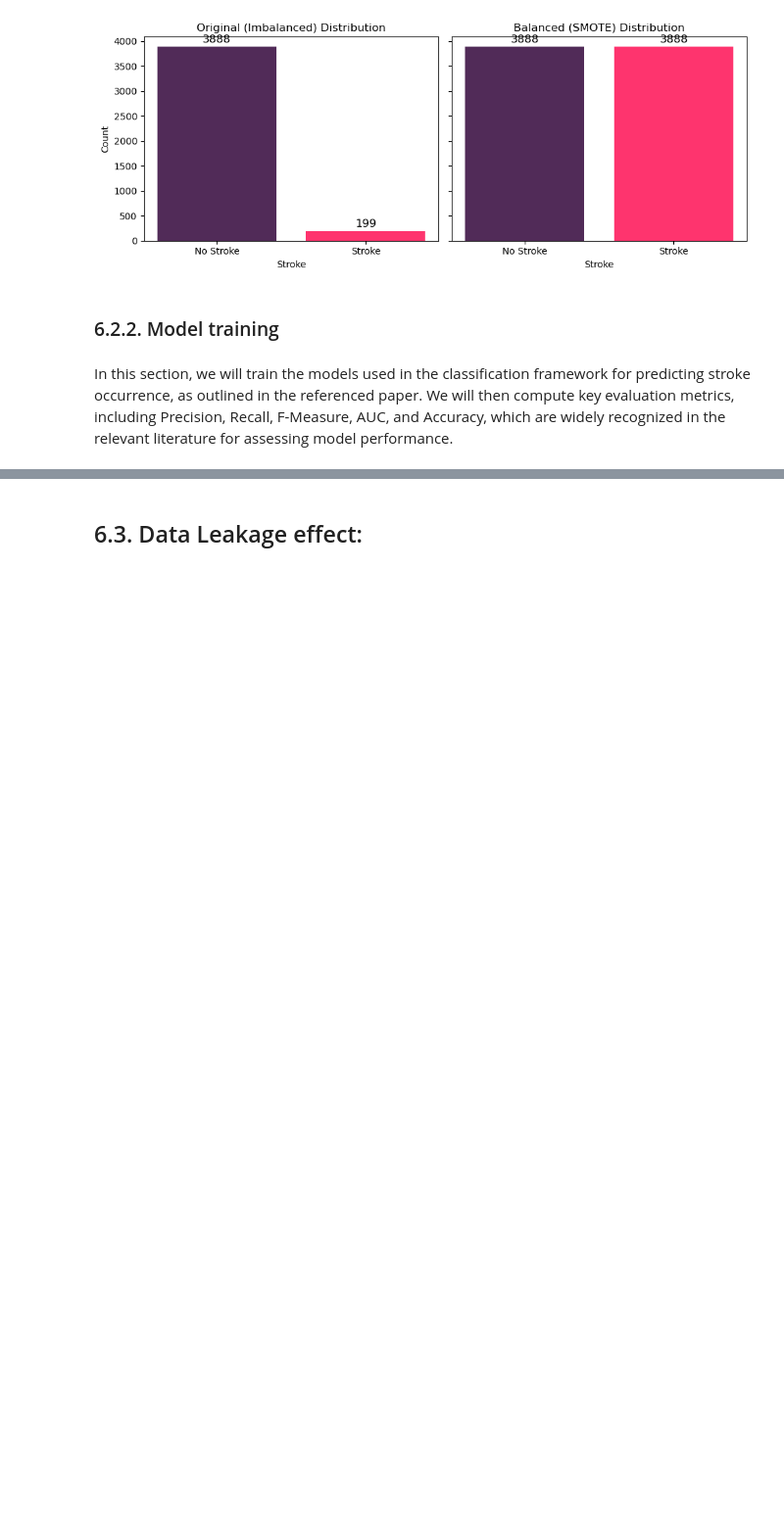
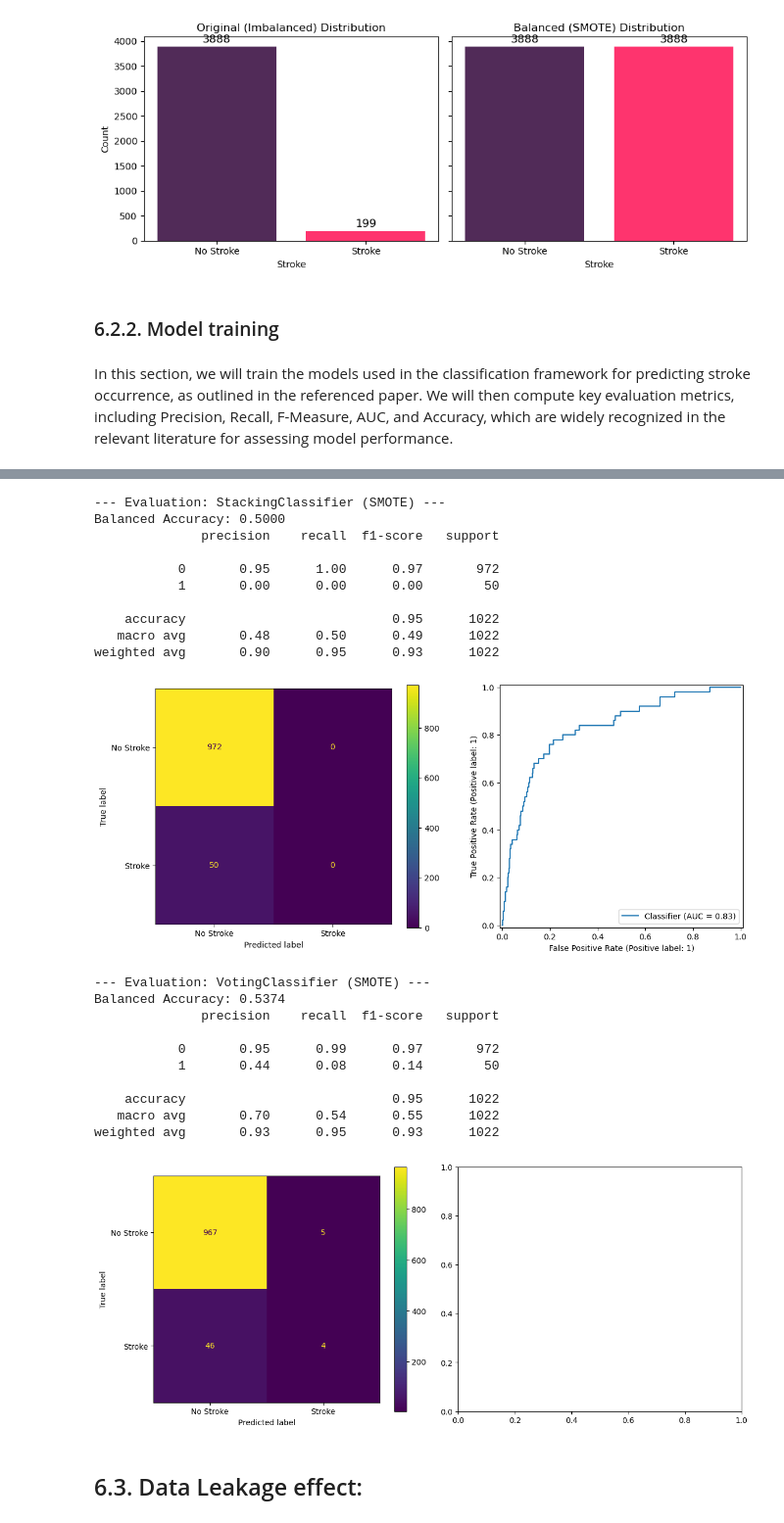
Before and after one commit to koba4real/MLDM-stroke-prediction-project, a Jupyter notebook: main-analysis.ipynb, the cells around one changed output, grey strips where cells are left out. Shown at 98% size. Cells and saved outputs as stored; diff of their text form; code cells hidden in the pictures; blank space fills up the shorter version.

```diff
--- a/main-analysis.ipynb
+++ b/main-analysis.ipynb
@@ -2574,0 +2266,17 @@ Text(0.5, 1.0, 'AUC')
+# %%
+
+
+# Convert ResultsSmote to a DataFrame for easy sorting
+results_smote_df = pd.DataFrame(ResultsSmote).T
+
+# Sort by F1 or ROC AUC (choose your preferred metric)
+top_n = 7  # Number of top models to select
+top_models = results_smote_df.sort_values(by='Balanced Accuracy', ascending=False).head(top_n)
+print("Top performing models (by Balanced Accuracy):")
+print(top_models)
+
+# Extract their names
+selected_model_names = top_models.index.tolist()
+
+# Get the actual estimator objects
+selected_estimators = [(name, best_estimators[name]) for name in selected_model_names]
@@ -2575,2 +2293,62 @@ Text(0.5, 1.0, 'AUC')
+# %%
+# Now you can use selected_estimators for stacking or voting
+from sklearn.ensemble import StackingClassifier, VotingClassifier
+
+# Example: Stacking
+stacking_clf = StackingClassifier(
+    estimators=selected_estimators,
+    final_estimator=LogisticRegression(),
+    cv=5
+)
+stacking_clf.fit(X_train, y_train)
+evaluate_model(
+    clf=stacking_clf,
+    X_test=X_test,
+    y_test=y_test,
+    name="StackingClassifier (SMOTE)",
+    results=ResultsSmote,
+    show_plots=True
+)
+
+voting_clf = VotingClassifier(
+    estimators=selected_estimators,
+    voting='hard'
+)
+voting_clf.fit(X_train, y_train)
+evaluate_model(
+    clf=voting_clf,
+    X_test=X_test,
+    y_test=y_test,
+    name="VotingClassifier (SMOTE)",
+    results=ResultsSmote,
+    show_plots=True
+)
+voting_clf = VotingClassifier(
+    estimators=selected_estimators,
+    voting='soft',  # Use 'soft' voting for better probability estimates
+)
+# %% [output]
+--- Evaluation: StackingClassifier (SMOTE) ---
+Balanced Accuracy: 0.5000
+              precision    recall  f1-score   support
+
+           0       0.95      1.00      0.97       972
+           1       0.00      0.00      0.00        50
+
+    accuracy                           0.95      1022
+   macro avg       0.48      0.50      0.49      1022
+weighted avg       0.90      0.95      0.93      1022
+[figure, added]
+--- Evaluation: VotingClassifier (SMOTE) ---
+Balanced Accuracy: 0.5374
+              precision    recall  f1-score   support
+
+           0       0.95      0.99      0.97       972
+           1       0.44      0.08      0.14        50
+
+    accuracy                           0.95      1022
+   macro avg       0.70      0.54      0.55      1022
+weighted avg       0.93      0.95      0.93      1022
+[figure, added]
 # %% [markdown]
 ## 6.3. Data Leakage effect:
```
Also changed, not shown: parts of 38 cells of this notebook.
